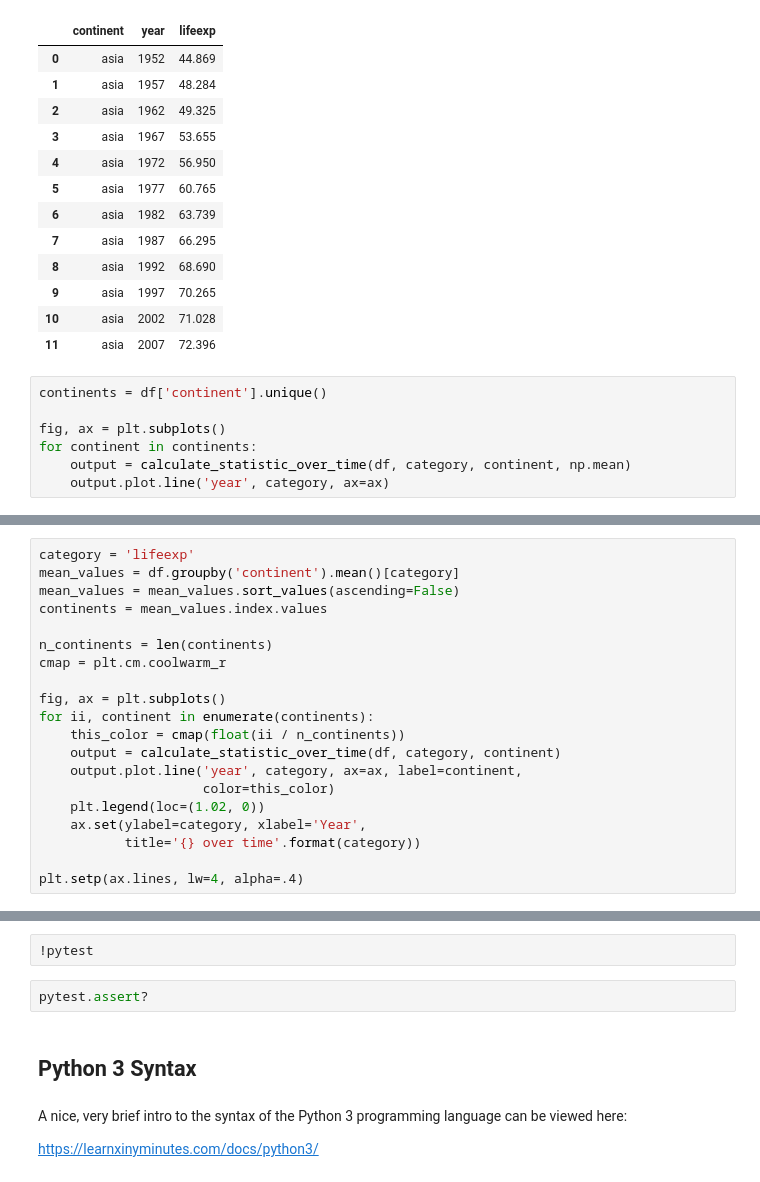
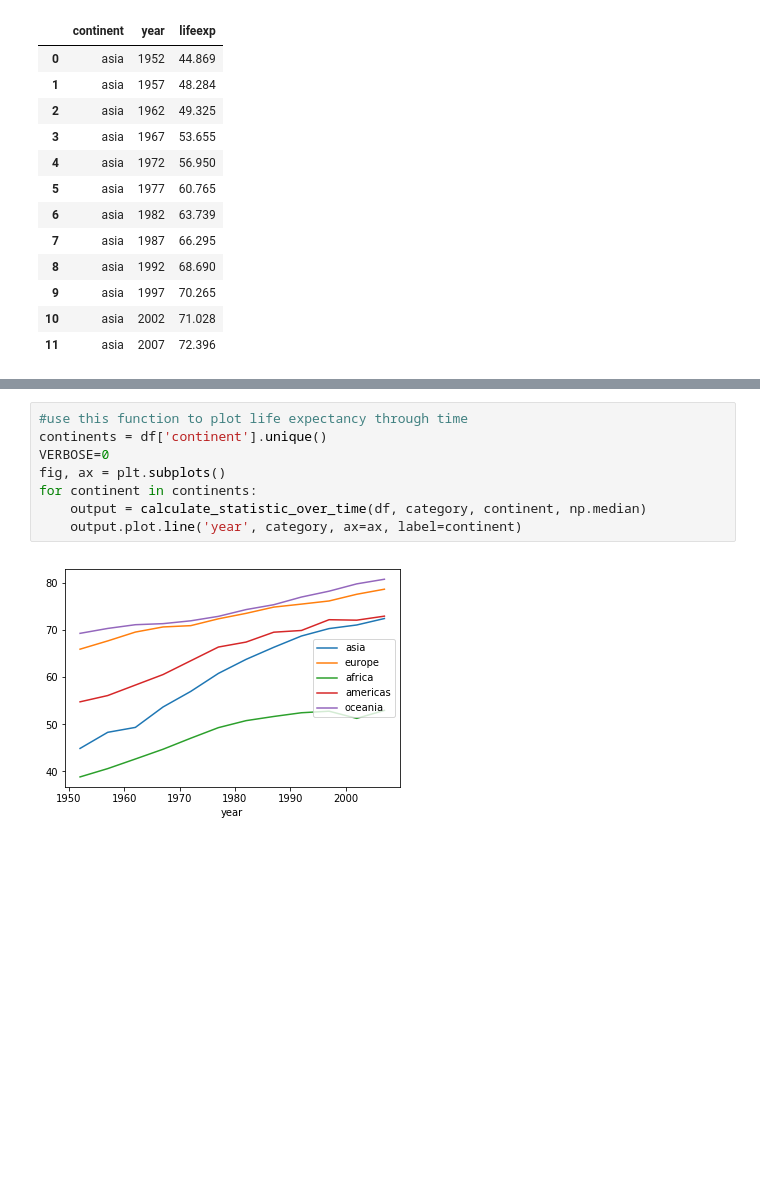
Before and after one commit to Reproducible-Science-Curriculum/automation-RR-Jupyter, a Jupyter notebook: notebooks/Automation_Lesson1_Intro_Instructor_Notes.ipynb, the cells around one changed output, grey strips where cells are left out. Saved outputs shown, nothing was run; the diff lists cells and outputs as text; blank space fills up the shorter version.

```diff
--- a/notebooks/Automation_Lesson1_Intro_Instructor_Notes.ipynb
+++ b/notebooks/Automation_Lesson1_Intro_Instructor_Notes.ipynb
@@ -465,10 +474,3 @@ years include [1952 1957 1962 1967 1972 1977 1982 1987 1992 1997 2002 2007]
 | 9 | asia | 1997 | 70.265 |
 | 10 | asia | 2002 | 71.028 |
 | 11 | asia | 2007 | 72.396 |
-# %%
-continents = df['continent'].unique()
-
-fig, ax = plt.subplots()
-for continent in continents:
-    output = calculate_statistic_over_time(df, category, continent, np.mean)
-    output.plot.line('year', category, ax=ax)
@@ -477,20 +476,0 @@ for continent in continents:
-# %%
-category = 'lifeexp'
-mean_values = df.groupby('continent').mean()[category]
-mean_values = mean_values.sort_values(ascending=False)
-continents = mean_values.index.values
-
-n_continents = len(continents)
-cmap = plt.cm.coolwarm_r
-
-fig, ax = plt.subplots()
-for ii, continent in enumerate(continents):
-    this_color = cmap(float(ii / n_continents))
-    output = calculate_statistic_over_time(df, category, continent)
-    output.plot.line('year', category, ax=ax, label=continent,
-                     color=this_color)
-    plt.legend(loc=(1.02, 0))
-    ax.set(ylabel=category, xlabel='Year',
-           title='{} over time'.format(category))
-
-plt.setp(ax.lines, lw=4, alpha=.4)
@@ -770,10 +493,10 @@ def test_answer():
-# %%
-!pytest
-# %%
-pytest.assert?
-# %% [markdown]
-## Python 3 Syntax
-# %% [markdown]
-A nice, very brief intro to the syntax of the Python 3 programming language can be viewed here:
-
-https://learnxinyminutes.com/docs/python3/
+# %%
+#use this function to plot life expectancy through time
+continents = df['continent'].unique()
+VERBOSE=0
+fig, ax = plt.subplots()
+for continent in continents:
+    output = calculate_statistic_over_time(df, category, continent, np.median)
+    output.plot.line('year', category, ax=ax, label=continent)
+# %% [output]
+[figure, added]
```
Also changed, not shown: parts of 39 cells of this notebook.
